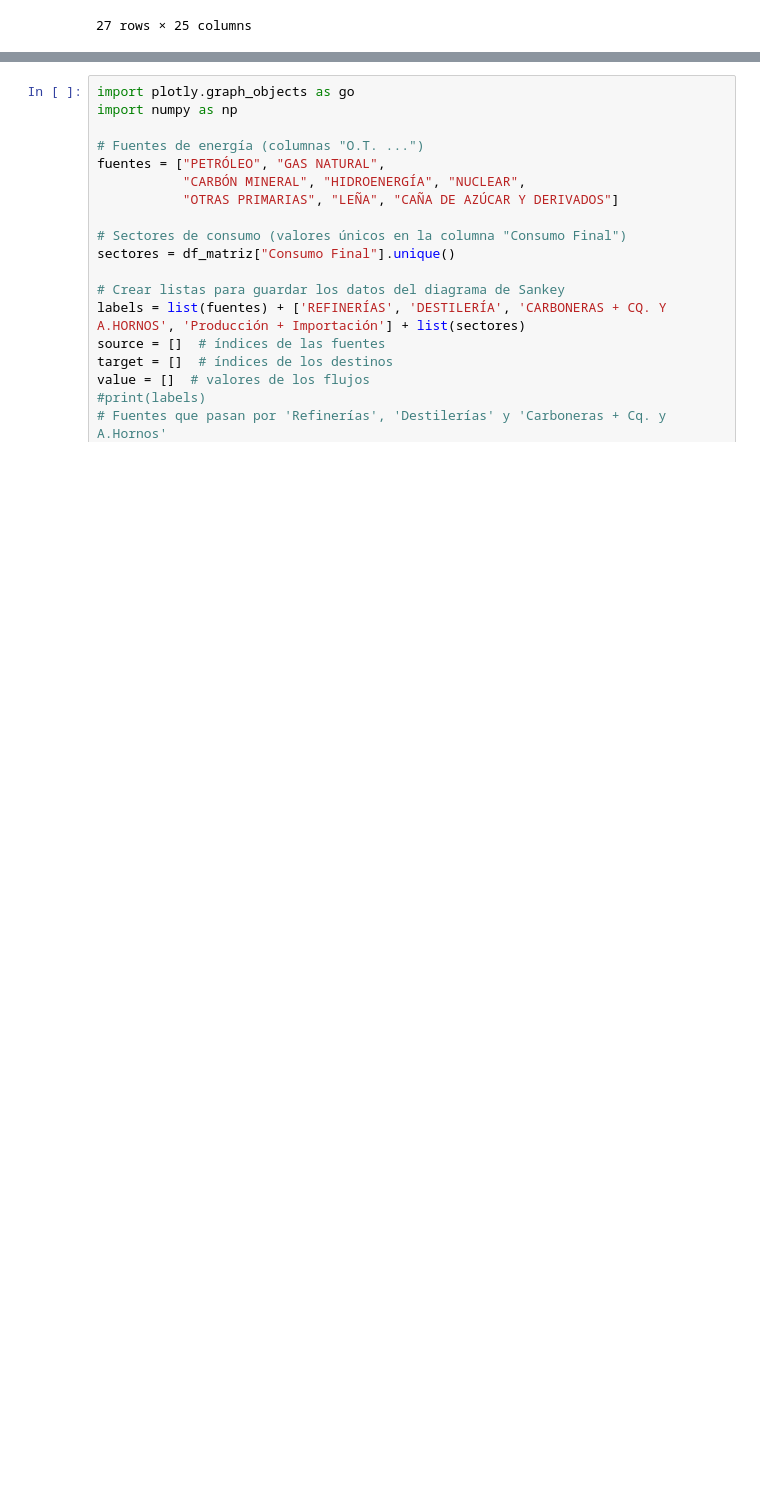
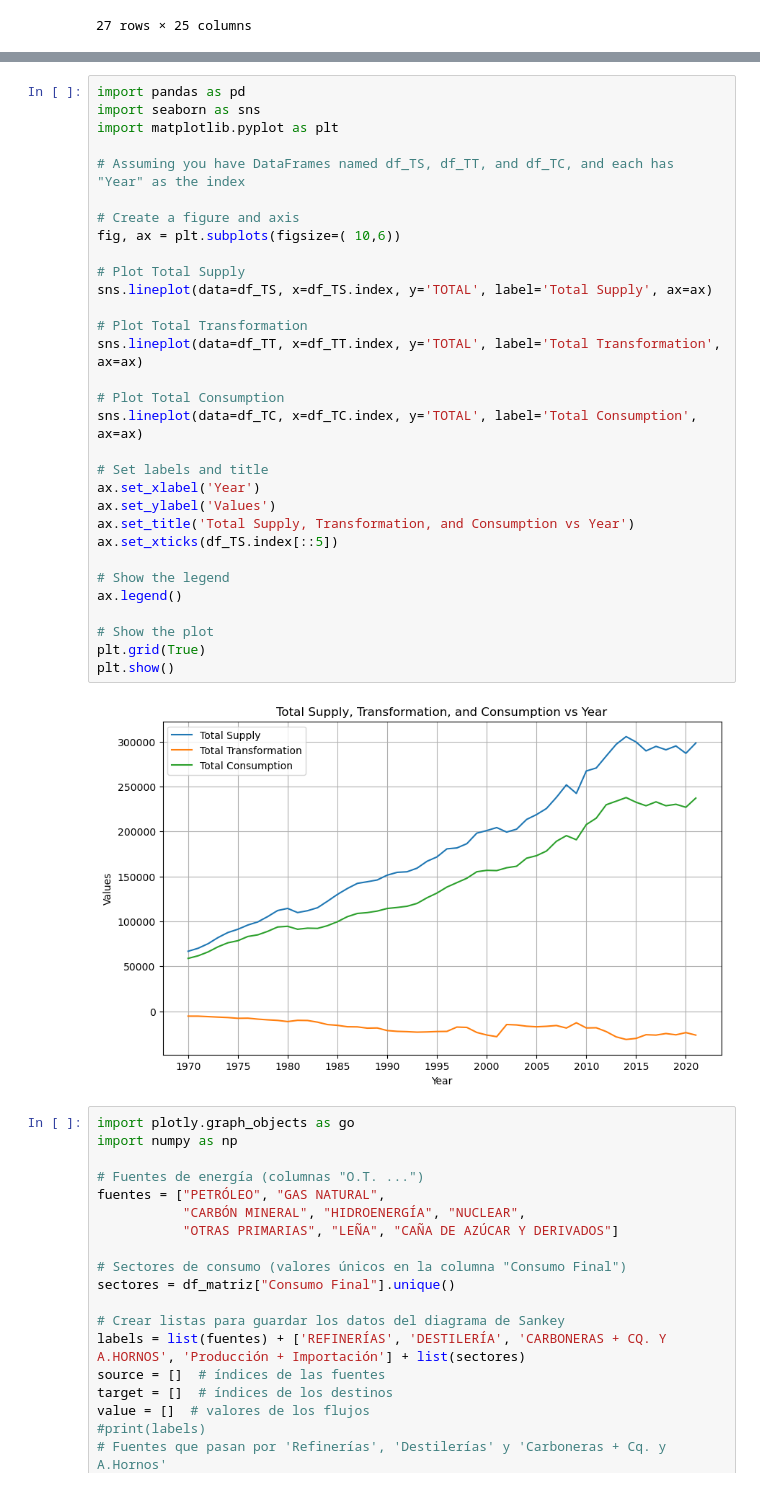
Before and after one commit to abominguez/TFM, a Jupyter notebook: codes/TFM_Ruth_Nam.ipynb, the cells around one changed output, grey strips where cells are left out. Cells and saved outputs as stored; diff of their text form; blank space fills up the shorter version.

```diff
--- a/codes/TFM_Ruth_Nam.ipynb
+++ b/codes/TFM_Ruth_Nam.ipynb
@@ -228,3 +260,36 @@ plt.show()
+# %%
+import pandas as pd
+import seaborn as sns
+import matplotlib.pyplot as plt
+
+# Assuming you have DataFrames named df_TS, df_TT, and df_TC, and each has "Year" as the index
+
+# Create a figure and axis
+fig, ax = plt.subplots(figsize=( 10,6))
+
+# Plot Total Supply
+sns.lineplot(data=df_TS, x=df_TS.index, y='TOTAL', label='Total Supply', ax=ax)
+
+# Plot Total Transformation
+sns.lineplot(data=df_TT, x=df_TT.index, y='TOTAL', label='Total Transformation', ax=ax)
+
+# Plot Total Consumption
+sns.lineplot(data=df_TC, x=df_TC.index, y='TOTAL', label='Total Consumption', ax=ax)
+
+# Set labels and title
+ax.set_xlabel('Year')
+ax.set_ylabel('Values')
+ax.set_title('Total Supply, Transformation, and Consumption vs Year')
+ax.set_xticks(df_TS.index[::5])
+
+# Show the legend
+ax.legend()
+
+# Show the plot
+plt.grid(True)
+plt.show()
+# %% [output]
+[figure, added]
 # %%
 import plotly.graph_objects as go
 import numpy as np
```
Also changed, not shown: parts of 3 cells of this notebook, 3 other files.
